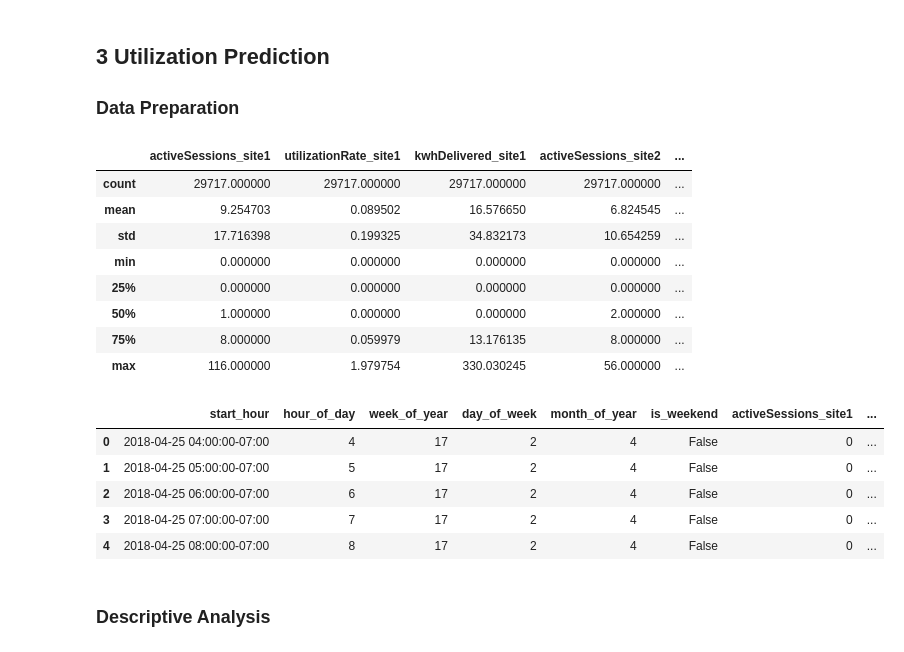
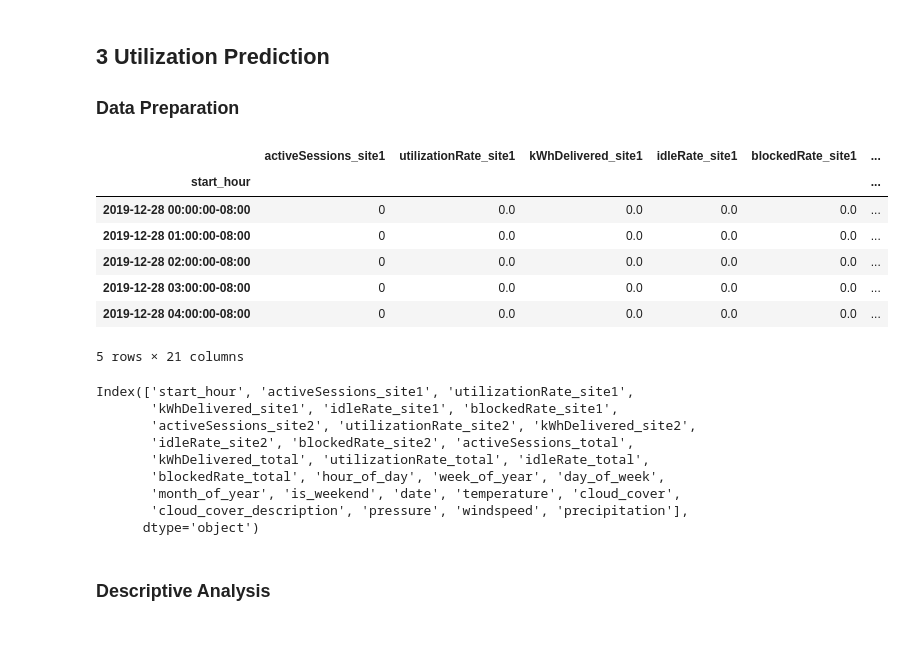
Before and after one commit to pmoll01/AA2024_Groupwork_DynamoData, a Jupyter notebook: fynn_sandbox.ipynb, the cells around one changed output. Drawn from its saved outputs; the diff is of its cells as text; code cells hidden in the pictures.

Commit message:
Berechnung der aggregierten Daten fertiggestellt

```diff
--- a/fynn_sandbox.ipynb
+++ b/fynn_sandbox.ipynb
@@ -190,23 +215,26 @@ aggregated_data['kwhDelivered_total'] = aggregated_data['kwhDelivered_site1'] +
-# %%
-# Hinzufügen der Zeitspalten
-aggregated_data['hour_of_day'] = aggregated_data.index.hour
-aggregated_data['week_of_year'] = aggregated_data.index.isocalendar().week
-aggregated_data['day_of_week'] = aggregated_data.index.dayofweek  # 0=Montag, 6=Sonntag
-aggregated_data['month_of_year'] = aggregated_data.index.month
-aggregated_data['is_weekend'] = aggregated_data.index.dayofweek >= 5  # Samstag (5) oder Sonntag (6)
-
-# aggregated_data.head()
-aggregated_data.describe()
-# %% [output]
-|  | activeSessions_site1 | utilizationRate_site1 | kwhDelivered_site1 | activeSessions_site2 | ... |
-| count | 29717.000000 | 29717.000000 | 29717.000000 | 29717.000000 | ... |
-| mean | 9.254703 | 0.089502 | 16.576650 | 6.824545 | ... |
-| std | 17.716398 | 0.199325 | 34.832173 | 10.654259 | ... |
-| min | 0.000000 | 0.000000 | 0.000000 | 0.000000 | ... |
-| 25% | 0.000000 | 0.000000 | 0.000000 | 0.000000 | ... |
-| 50% | 1.000000 | 0.000000 | 0.000000 | 2.000000 | ... |
-| 75% | 8.000000 | 0.059979 | 13.176135 | 8.000000 | ... |
-| max | 116.000000 | 1.979754 | 330.030245 | 56.000000 | ... |
+# %%
+# aggregated_data = aggregate_charging_data(charging_data, charging_data['connectionTime'].min().floor('h'),
+#                                           charging_data['disconnectTime'].max().ceil('h'))
+aggregated_data = aggregate_charging_data(charging_data, pd.to_datetime('2019-12-28').tz_localize('America/Los_Angeles'),
+                                          pd.to_datetime('2019-12-29').tz_localize('America/Los_Angeles'))
+
+# Hinzufügen der Zeitspalten
+aggregated_data['hour_of_day'] = aggregated_data.index.hour
+aggregated_data['week_of_year'] = aggregated_data.index.isocalendar().week
+aggregated_data['day_of_week'] = aggregated_data.index.dayofweek  # 0=Montag, 6=Sonntag
+aggregated_data['month_of_year'] = aggregated_data.index.month
+aggregated_data['is_weekend'] = aggregated_data.index.dayofweek >= 5  # Samstag (5) oder Sonntag (6)
+aggregated_data['date'] = aggregated_data.index.date
+aggregated_data.head()
+# %% [output]
+|  | activeSessions_site1 | utilizationRate_site1 | kWhDelivered_site1 | idleRate_site1 | blockedRate_site1 | ... |
+| start_hour |  |  |  |  |  | ... |
+| 2019-12-28 00:00:00-08:00 | 0 | 0.0 | 0.0 | 0.0 | 0.0 | ... |
+| 2019-12-28 01:00:00-08:00 | 0 | 0.0 | 0.0 | 0.0 | 0.0 | ... |
+| 2019-12-28 02:00:00-08:00 | 0 | 0.0 | 0.0 | 0.0 | 0.0 | ... |
+| 2019-12-28 03:00:00-08:00 | 0 | 0.0 | 0.0 | 0.0 | 0.0 | ... |
+| 2019-12-28 04:00:00-08:00 | 0 | 0.0 | 0.0 | 0.0 | 0.0 | ... |
+5 rows × 21 columns
 # %%
 # die Wetterdaten werden immer um 7:53h, 8:53h etc. geliefert -> wir runden also auf die nächste Stunde auf
 def round_timestamp(timestamp):
@@ -218,22 +246,30 @@ def round_timestamp(timestamp):
 #           -> in dem Fall lassen wir den timestamp einfach so wie er ist
         return timestamp
 
-weather_data['timestamp'] = weather_data['timestamp'].apply(round_timestamp)
+def merge_with_weather_data(agg_data, weather):
+    weather_data = weather.copy()
+    aggregated_data = agg_data.copy()
+    weather_data['timestamp'] = weather_data['timestamp'].apply(round_timestamp)
+    # auf stündliche Daten reduzieren (falls irgendwo mehrere Aufzeichnungen pro Stunde geliefert werden)
+    weather_data = weather_data.set_index('timestamp').resample('h').first().reset_index()
+    weather_data = weather_data.rename(columns={'timestamp': 'start_hour'})
 
-# auf stündliche Daten reduzieren (falls irgendwo mehrere Aufzeichnungen pro Stunde geliefert werden)
-weather_data = weather_data.set_index('timestamp').resample('h').first().reset_index()
-weather_data = weather_data.rename(columns={'timestamp': 'start_hour'})
+    aggregated_data = pd.merge(aggregated_data, weather_data, on='start_hour', how='left')
+    aggregated_data.drop(columns=['city', 'felt_temperature', 'weather_date'], inplace=True)
+    return aggregated_data
 
-aggregated_data = pd.merge(aggregated_data, weather_data, on='start_hour', how='left')
-aggregated_data.drop(columns=['city', 'felt_temperature', 'weather_date'], inplace=True)
-aggregated_data.head()
+aggregated_data = merge_with_weather_data(aggregated_data, weather_data)
+aggregated_data.columns
 # %% [output]
-|  | start_hour | hour_of_day | week_of_year | day_of_week | month_of_year | is_weekend | activeSessions_site1 | ... |
-| 0 | 2018-04-25 04:00:00-07:00 | 4 | 17 | 2 | 4 | False | 0 | ... |
-| 1 | 2018-04-25 05:00:00-07:00 | 5 | 17 | 2 | 4 | False | 0 | ... |
-| 2 | 2018-04-25 06:00:00-07:00 | 6 | 17 | 2 | 4 | False | 0 | ... |
-| 3 | 2018-04-25 07:00:00-07:00 | 7 | 17 | 2 | 4 | False | 0 | ... |
-| 4 | 2018-04-25 08:00:00-07:00 | 8 | 17 | 2 | 4 | False | 0 | ... |
+Index(['start_hour', 'activeSessions_site1', 'utilizationRate_site1',
+       'kWhDelivered_site1', 'idleRate_site1', 'blockedRate_site1',
+       'activeSessions_site2', 'utilizationRate_site2', 'kWhDelivered_site2',
+       'idleRate_site2', 'blockedRate_site2', 'activeSessions_total',
+       'kWhDelivered_total', 'utilizationRate_total', 'idleRate_total',
+       'blockedRate_total', 'hour_of_day', 'week_of_year', 'day_of_week',
+       'month_of_year', 'is_weekend', 'date', 'temperature', 'cloud_cover',
+       'cloud_cover_description', 'pressure', 'windspeed', 'precipitation'],
+      dtype='object')
 # %% [markdown]
 ### Descriptive Analysis
 # %%
```
Also changed, not shown: parts of 8 cells of this notebook, 1 other file.
